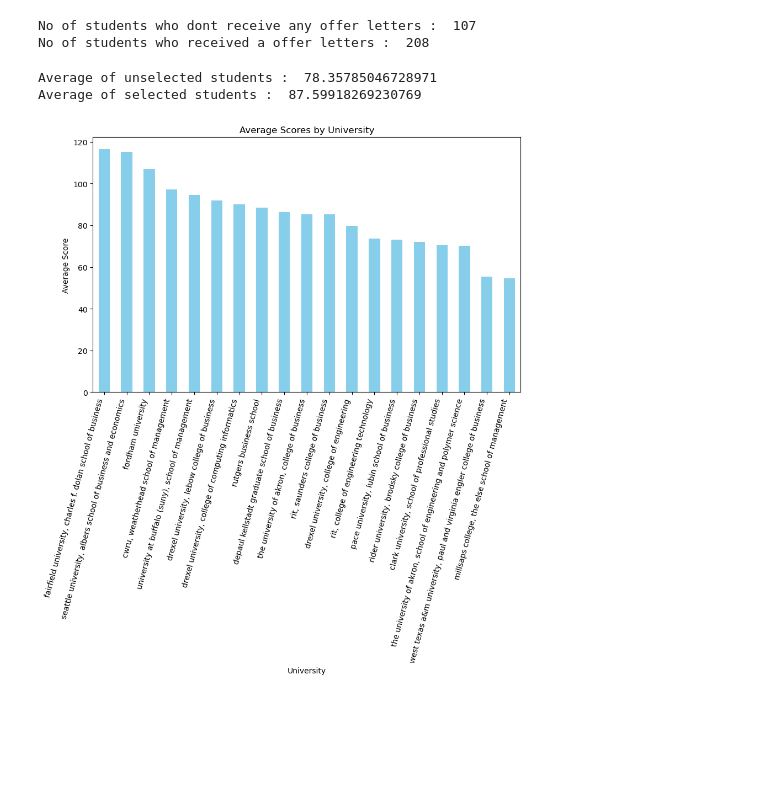
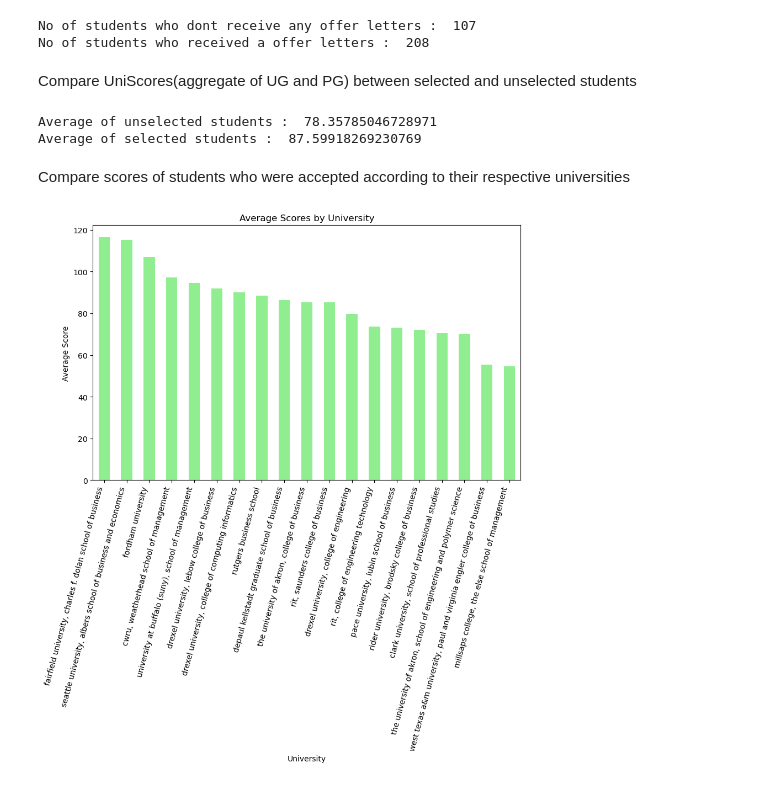
Before and after one commit to edwinEldhose404/USPathwayAnalysis, a Jupyter notebook: eda.ipynb, the cells around one changed output. Saved outputs shown, nothing was run; the diff lists cells and outputs as text; code cells hidden in the pictures; blank space fills up the shorter version.

```diff
--- a/eda.ipynb
+++ b/eda.ipynb
@@ -109,23 +109,27 @@ print("No of students who received a offer letters : ",len(select_stds_df))
 # %% [output]
 No of students who dont receive any offer letters :  107
 No of students who received a offer letters :  208
+# %% [markdown]
+Compare UniScores(aggregate of UG and PG) between selected and unselected students
 # %%
 print("Average of unselected students : ",not_select_stds_df['UniScore'].mean())
 print("Average of selected students : ",select_stds_df['UniScore'].mean())
 # %% [output]
 Average of unselected students :  78.35785046728971
 Average of selected students :  87.59918269230769
+# %% [markdown]
+Compare scores of students who were accepted according to their respective universities
 # %%
 average_scores = select_stds_df.groupby('prefopt')['UniScore'].mean()
 
 average_scores = average_scores.sort_values(ascending=False)
 
 plt.figure(figsize=(10, 6))
-average_scores.plot(kind='bar', color='skyblue')
+average_scores.plot(kind='bar', color='lightgreen')
 plt.xlabel('University')
 plt.ylabel('Average Score')
 plt.title('Average Scores by University')
 plt.xticks(rotation=75, ha='right')
 plt.show()
 # %% [output]
-[figure, old version]
+[figure, new version]
```
Also changed, not shown: parts of 3 cells of this notebook, 10 other files.
